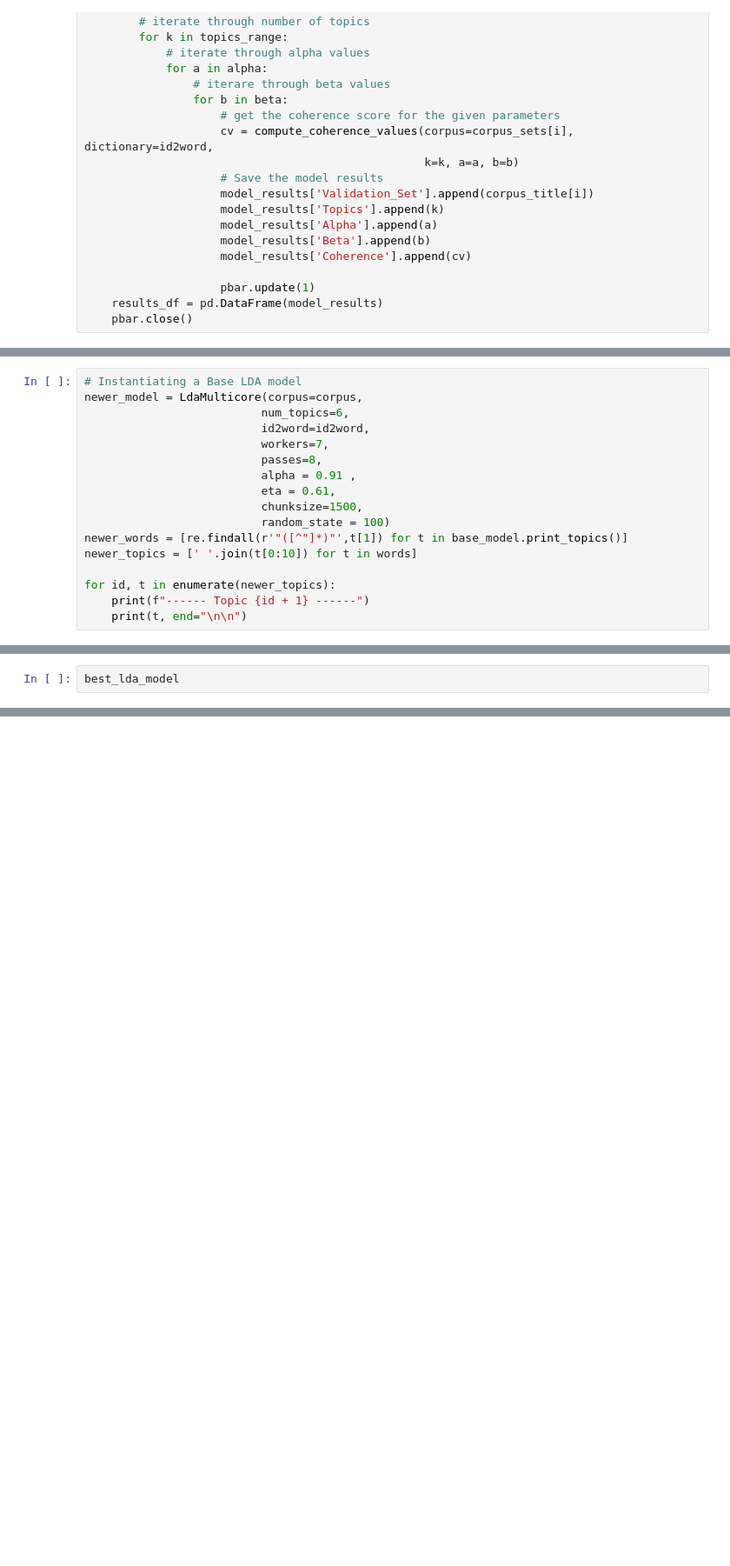
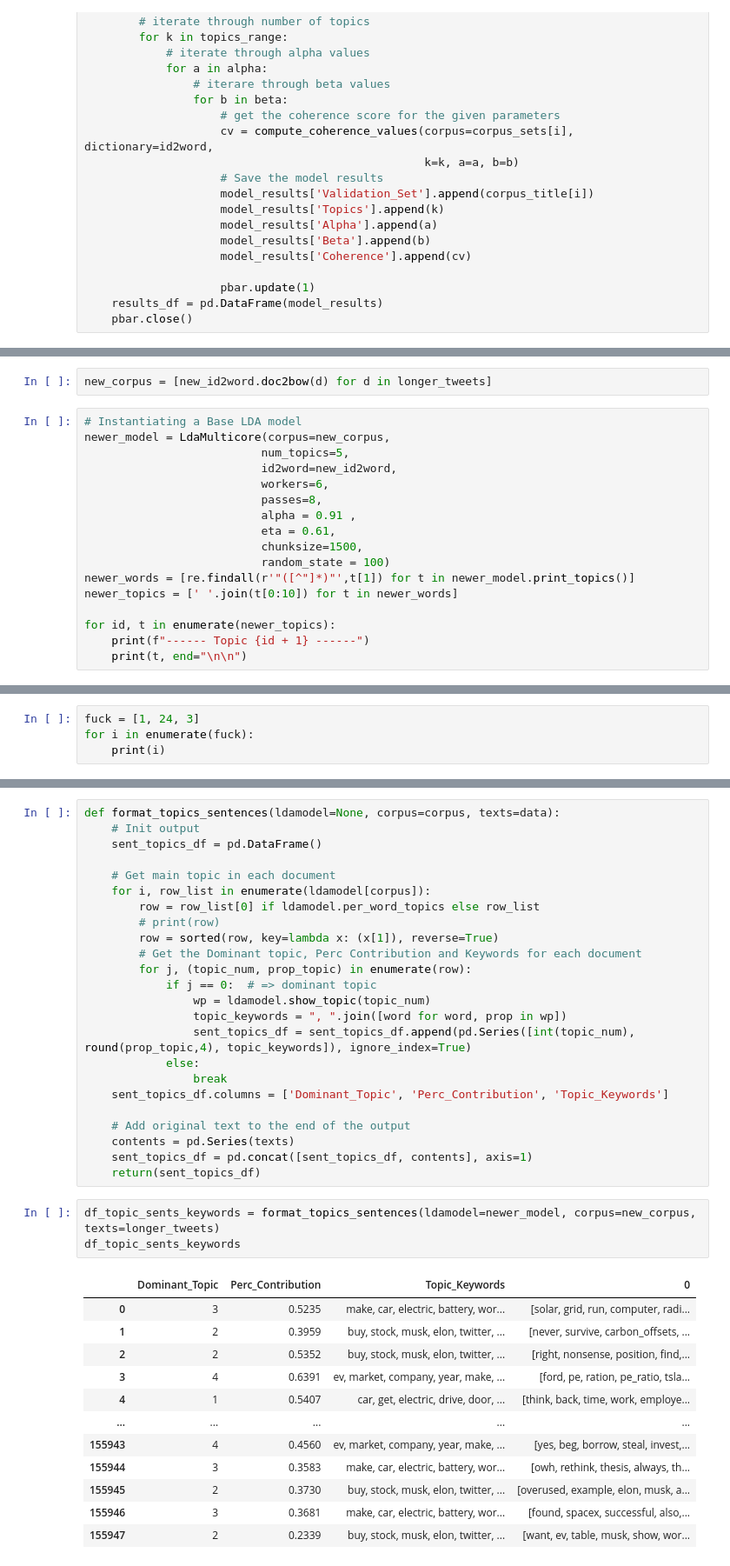
Before and after one commit to Auustiino/Tesla-Perception-Audit, a Jupyter notebook: Topic-Modeling-Exploration-Copy3.ipynb, the cells around one changed output, grey strips where cells are left out. Shown at 87% size. Saved outputs shown, nothing was run; the diff lists cells and outputs as text; blank space fills up the shorter version.

Commit message:
Saving Modeling-3

```diff
--- a/Topic-Modeling-Exploration-Copy3.ipynb
+++ b/Topic-Modeling-Exploration-Copy3.ipynb
@@ -504,16 +442,18 @@ results_df[results_df['Coherence'] >= 0.41]
+# %%
+new_corpus = [new_id2word.doc2bow(d) for d in longer_tweets]
 # %%
 # Instantiating a Base LDA model
-newer_model = LdaMulticore(corpus=corpus,
-                          num_topics=6,
-                          id2word=id2word,
-                          workers=7,
+newer_model = LdaMulticore(corpus=new_corpus,
+                          num_topics=5,
+                          id2word=new_id2word,
+                          workers=6,
                           passes=8,
                           alpha = 0.91 ,
                           eta = 0.61,
                           chunksize=1500,
                           random_state = 100)
-newer_words = [re.findall(r'"([^"]*)"',t[1]) for t in base_model.print_topics()]
-newer_topics = [' '.join(t[0:10]) for t in words]
+newer_words = [re.findall(r'"([^"]*)"',t[1]) for t in newer_model.print_topics()]
+newer_topics = [' '.join(t[0:10]) for t in newer_words]
 
 for id, t in enumerate(newer_topics):
     print(f"------ Topic {id + 1} ------")
@@ -643,2 +553,4 @@ print("Model Perplexity: ", best_lda_model.perplexity(data_vectorized))
 # %%
-best_lda_model
+fuck = [1, 24, 3]
+for i in enumerate(fuck):
+    print(i)
@@ -648,0 +571,40 @@ id2word.keys()
+# %%
+def format_topics_sentences(ldamodel=None, corpus=corpus, texts=data):
+    # Init output
+    sent_topics_df = pd.DataFrame()
+
+    # Get main topic in each document
+    for i, row_list in enumerate(ldamodel[corpus]):
+        row = row_list[0] if ldamodel.per_word_topics else row_list
+        # print(row)
+        row = sorted(row, key=lambda x: (x[1]), reverse=True)
+        # Get the Dominant topic, Perc Contribution and Keywords for each document
+        for j, (topic_num, prop_topic) in enumerate(row):
+            if j == 0:  # => dominant topic
+                wp = ldamodel.show_topic(topic_num)
+                topic_keywords = ", ".join([word for word, prop in wp])
+                sent_topics_df = sent_topics_df.append(pd.Series([int(topic_num), round(prop_topic,4), topic_keywords]), ignore_index=True)
+            else:
+                break
+    sent_topics_df.columns = ['Dominant_Topic', 'Perc_Contribution', 'Topic_Keywords']
+
+    # Add original text to the end of the output
+    contents = pd.Series(texts)
+    sent_topics_df = pd.concat([sent_topics_df, contents], axis=1)
+    return(sent_topics_df)
+# %%
+df_topic_sents_keywords = format_topics_sentences(ldamodel=newer_model, corpus=new_corpus, texts=longer_tweets)
+df_topic_sents_keywords
+# %% [output]
+|  | Dominant_Topic | Perc_Contribution | Topic_Keywords | 0 |
+| 0 | 3 | 0.5235 | make, car, electric, battery, wor... | [solar, grid, run, computer, radi... |
+| 1 | 2 | 0.3959 | buy, stock, musk, elon, twitter, ... | [never, survive, carbon_offsets, ... |
+| 2 | 2 | 0.5352 | buy, stock, musk, elon, twitter, ... | [right, nonsense, position, find,... |
+| 3 | 4 | 0.6391 | ev, market, company, year, make, ... | [ford, pe, ration, pe_ratio, tsla... |
+| 4 | 1 | 0.5407 | car, get, electric, drive, door, ... | [think, back, time, work, employe... |
+| ... | ... | ... | ... | ... |
+| 155943 | 4 | 0.4560 | ev, market, company, year, make, ... | [yes, beg, borrow, steal, invest,... |
+| 155944 | 3 | 0.3583 | make, car, electric, battery, wor... | [owh, rethink, thesis, always, th... |
+| 155945 | 2 | 0.3730 | buy, stock, musk, elon, twitter, ... | [overused, example, elon, musk, a... |
+| 155946 | 3 | 0.3681 | make, car, electric, battery, wor... | [found, spacex, successful, also,... |
+| 155947 | 2 | 0.2339 | buy, stock, musk, elon, twitter, ... | [want, ev, table, musk, show, wor... |
```
Also changed, not shown: parts of 77 cells of this notebook.
